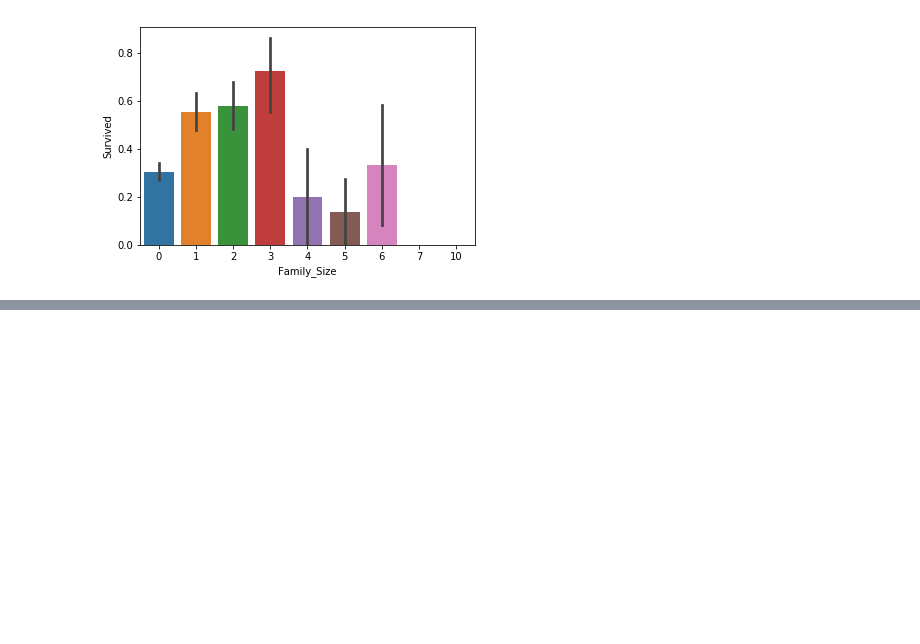
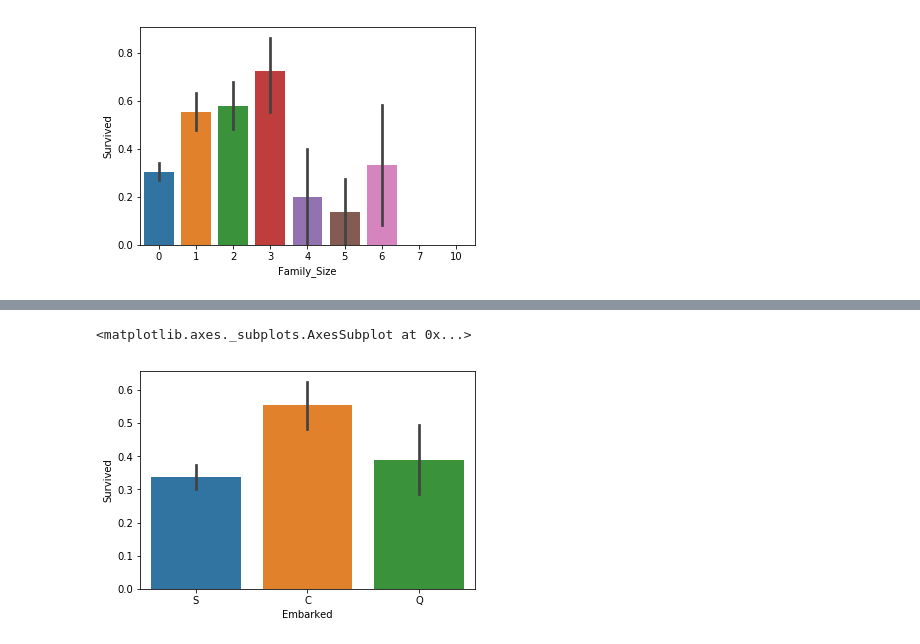
Before and after one commit to basteqq/titanic, a Jupyter notebook: titanic_model.ipynb, the cells around one changed output, grey strips where cells are left out. Saved outputs shown, nothing was run; the diff lists cells and outputs as text; code cells hidden in the pictures; blank space fills up the shorter version.

```diff
--- a/titanic_model.ipynb
+++ b/titanic_model.ipynb
@@ -547,0 +561,9 @@ sns.barplot(train_set['Family_Size'], train_set['Survived'])
+# %%
+#Okazuje się, że Fare nie wpływa bezposrednio na to czy osoba przezyla, jezeli jestes w 2 lub 3 klasie,
+#Jednak w pierwszej klasie osoby ktore placily wiecej przezywaly czesciej
+#mozna byloby sie pokusic o stworzenie zmiennej majacej na uwadze interakcje pomiedzy Fare i Pclass
+#Teraz Embarked, mozna przypuszczac, ze port z ktorego ktos odplynal nie ma wplywu na szanse przezycia
+sns.barplot(train_set['Embarked'], train_set['Survived'])
+# %% [output]
+<matplotlib.axes._subplots.AxesSubplot at 0x...>
+[figure, added]
```
Also changed, not shown: parts of 13 cells of this notebook.
